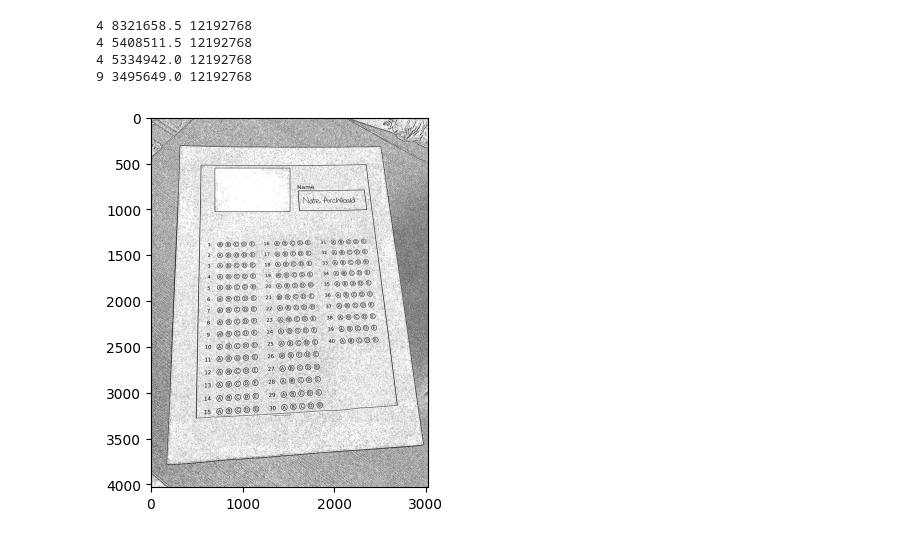
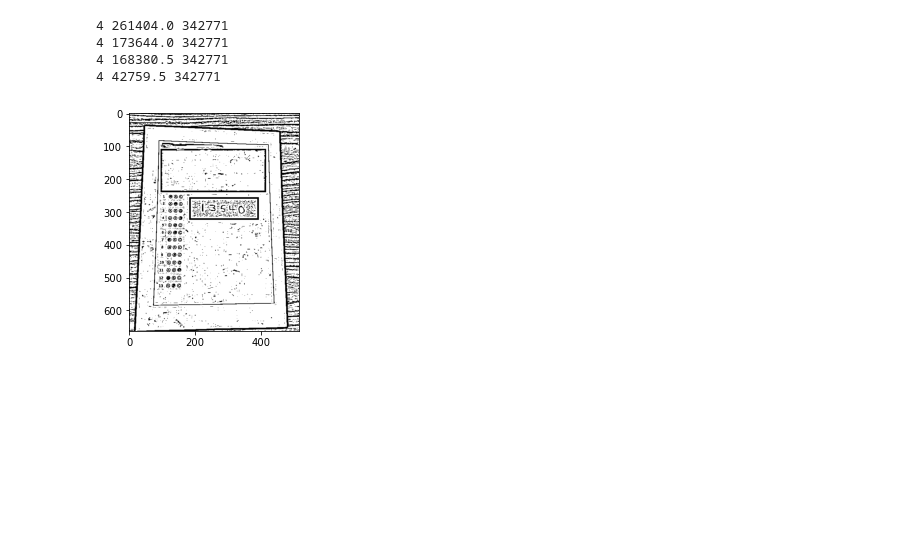
Before and after one commit to EslamAsHhraf/Grades-auto-filler, a Jupyter notebook: Untitled.ipynb, the cells around one changed output. Cells and saved outputs as stored; diff of their text form; code cells hidden in the pictures; blank space fills up the shorter version.

```diff
--- a/Untitled.ipynb
+++ b/Untitled.ipynb
@@ -34,18 +145,18 @@ def extract_the_paper_from_image(image):
                     break
         return paper
 # %%
-image= cv2.imread('testCases/14.jpg')
+image= cv2.imread('id_test/id_test.jpg')
 plt.imshow(image,cmap='gray')
 paper=extract_the_paper_from_image(image)
 temp=paper.copy()
 #paper=extract_the_paper_from_image(paper)
 bubble_size=(5,50)
 # %% [output]
-4 8321658.5 12192768
-4 5408511.5 12192768
-4 5334942.0 12192768
-9 3495649.0 12192768
+4 261404.0 342771
+4 173644.0 342771
+4 168380.5 342771
+4 42759.5 342771
-[figure, old version]
+[figure, new version]
 # %%
 # Get the gray scale paper
 gray_scale_paper = cv2.cvtColor(paper,cv2.COLOR_BGR2GRAY)
```
Also changed, not shown: parts of 21 cells of this notebook, 1 other file.
